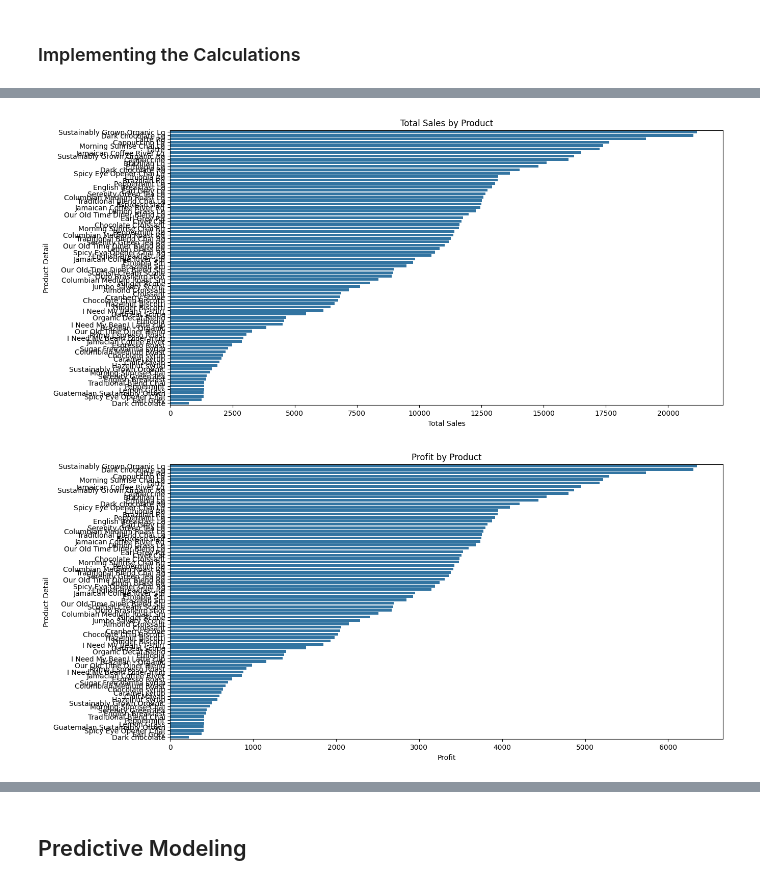
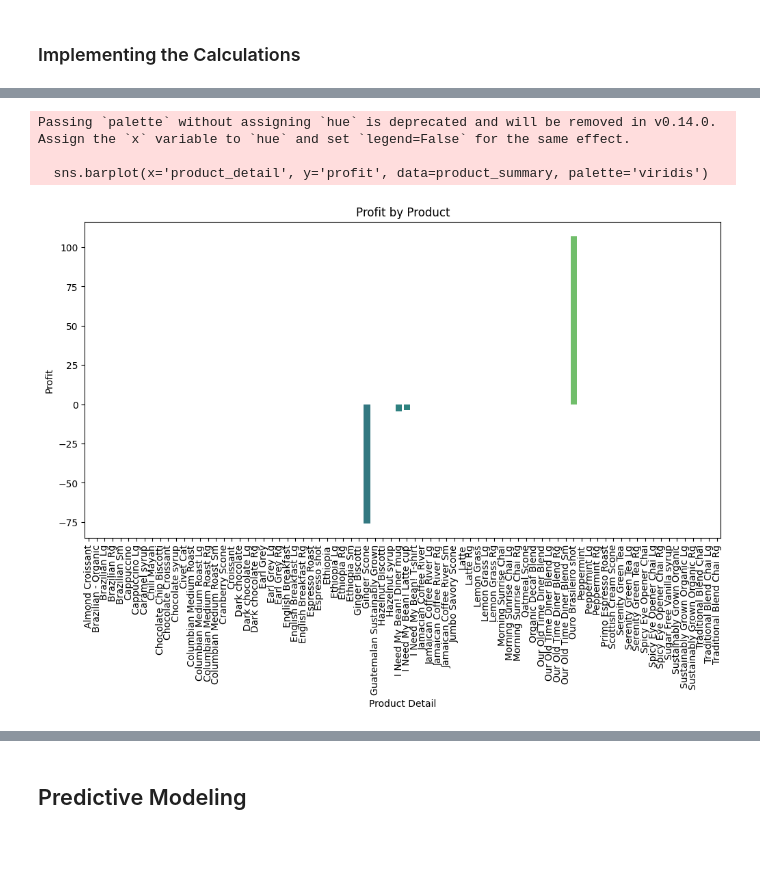
Before and after one commit to iamarslankhalid/Predictive_Analysis_Coffee_Shop, a Jupyter notebook: predictive_analysis.ipynb, the cells around one changed output, grey strips where cells are left out. Drawn from its saved outputs; the diff is of its cells as text; code cells hidden in the pictures; blank space fills up the shorter version.

```diff
--- a/predictive_analysis.ipynb
+++ b/predictive_analysis.ipynb
@@ -215,9 +219,13 @@ import seaborn as sns
 # %%
 # Add a column for total sales
 data_cleaned['total_sales'] = data_cleaned['transaction_qty'] * data_cleaned['unit_price']
-# %%
-# Assuming cost is 70% of the unit price for simplicity
-data_cleaned['cost'] = data_cleaned['transaction_qty'] * (data_cleaned['unit_price'] * 0.7)
+# %%
+# Group by product_detail to get total sales and profit
+product_summary = data_cleaned.groupby('product_detail').agg({
+    'transaction_qty': 'sum',
+    'unit_price': 'mean',
+    'total_sales': 'sum'
+}).reset_index()
 # %%
 # Calculate profit
-data_cleaned['profit'] = data_cleaned['total_sales'] - data_cleaned['cost']
+product_summary['profit'] = product_summary['total_sales'] - (product_summary['transaction_qty'] * product_summary['unit_price'])
@@ -235,20 +243,14 @@ loss_making_products = product_performance[product_performance['profit'] <= 0]
 # %%
-# Plotting total sales and profit for each product
-plt.figure(figsize=(14, 7))
-sns.barplot(x='total_sales', y='product_detail', data=product_performance.sort_values(by='total_sales', ascending=False))
-plt.title('Total Sales by Product')
-plt.xlabel('Total Sales')
-plt.ylabel('Product Detail')
+# Plot profit for each product
+plt.figure(figsize=(12, 6))
+sns.barplot(x='product_detail', y='profit', data=product_summary, palette='viridis')
+plt.xticks(rotation=90)
+plt.title('Profit by Product')
+plt.xlabel('Product Detail')
+plt.ylabel('Profit')
 plt.show()
 # %% [output]
+Passing `palette` without assigning `hue` is deprecated and will be removed in v0.14.0. Assign the `x` variable to `hue` and set `legend=False` for the same effect.
+
+  sns.barplot(x='product_detail', y='profit', data=product_summary, palette='viridis')
-[figure, old version]
+[figure, new version]
-# %%
-## Plotting profit for each product
-plt.figure(figsize=(14, 7))
-sns.barplot(x='profit', y='product_detail', data=product_performance.sort_values(by='profit', ascending=False))
-plt.title('Profit by Product')
-plt.xlabel('Profit')
-plt.ylabel('Product Detail')
-plt.show()
-# %% [output]
-[figure, removed]
```
Also changed, not shown: parts of 47 cells of this notebook, 2 other files.
